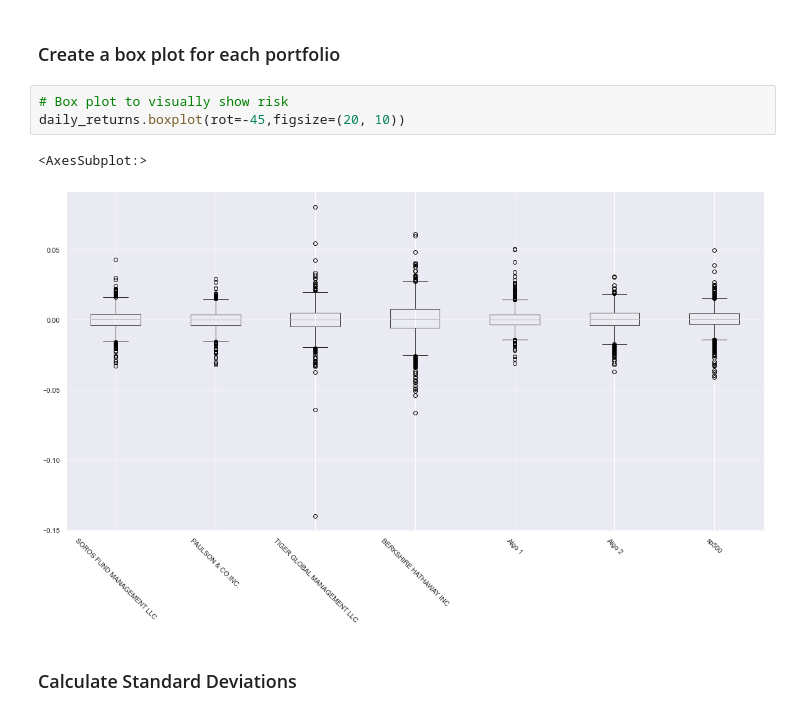
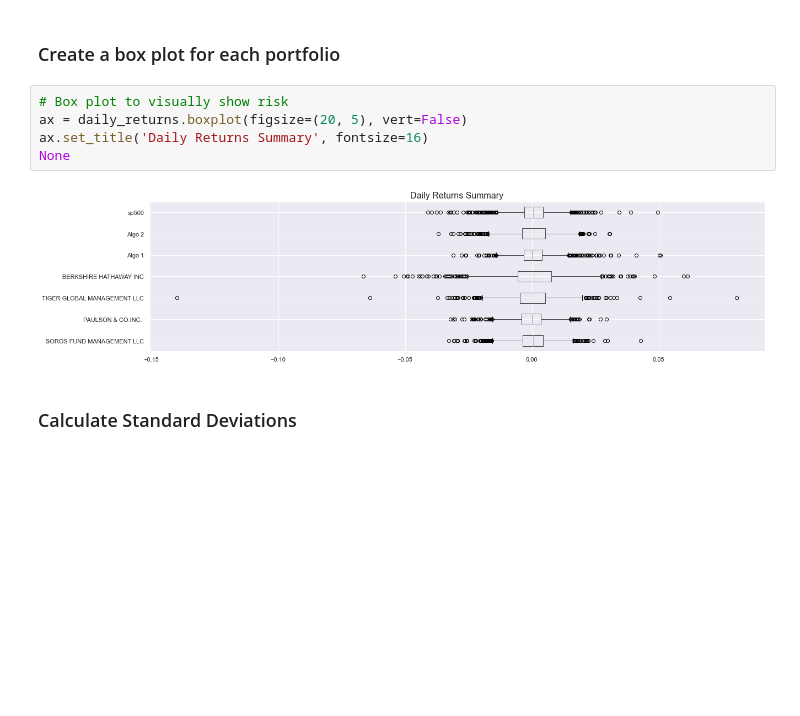
Before and after one commit to senalba/python-homework, a Jupyter notebook: 04-Pandas/whale_analysis.ipynb, the cells around one changed output. Drawn from its saved outputs; the diff is of its cells as text; blank space fills up the shorter version.

Commit message:
HW 04 updated with plots improvements

```diff
--- a/04-Pandas/whale_analysis.ipynb
+++ b/04-Pandas/whale_analysis.ipynb
@@ -201,10 +207,11 @@ Determine the _risk_ of each portfolio:
 ### Create a box plot for each portfolio
 # %%
 # Box plot to visually show risk
-daily_returns.boxplot(rot=-45,figsize=(20, 10))
+ax = daily_returns.boxplot(figsize=(20, 5), vert=False)
+ax.set_title('Daily Returns Summary', fontsize=16)
+None
 # %% [output]
-<AxesSubplot:>
-[figure, old version]
+[figure, new version]
 # %% [markdown]
 ### Calculate Standard Deviations
 # %%
```
Also changed, not shown: parts of 34 cells of this notebook, 7 other files.
